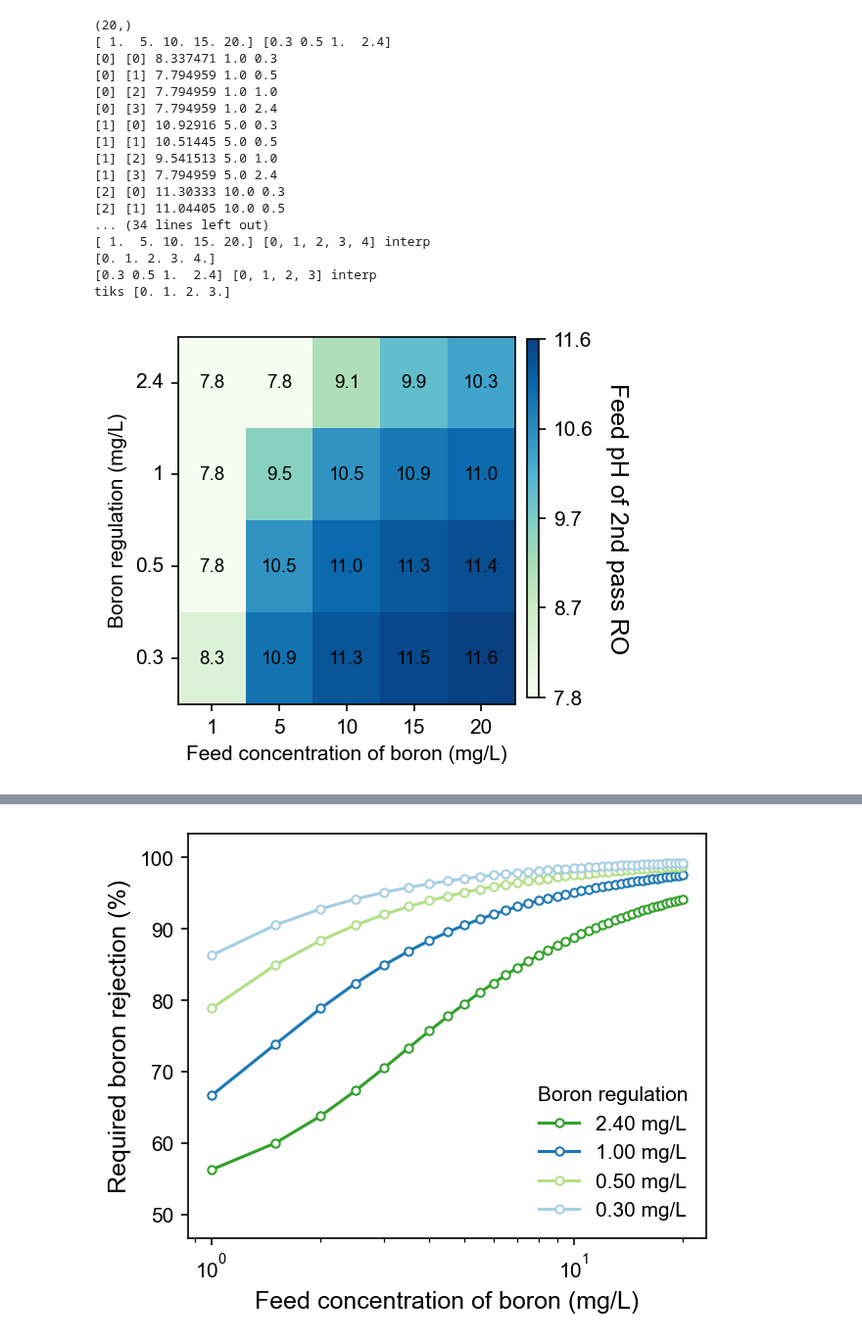
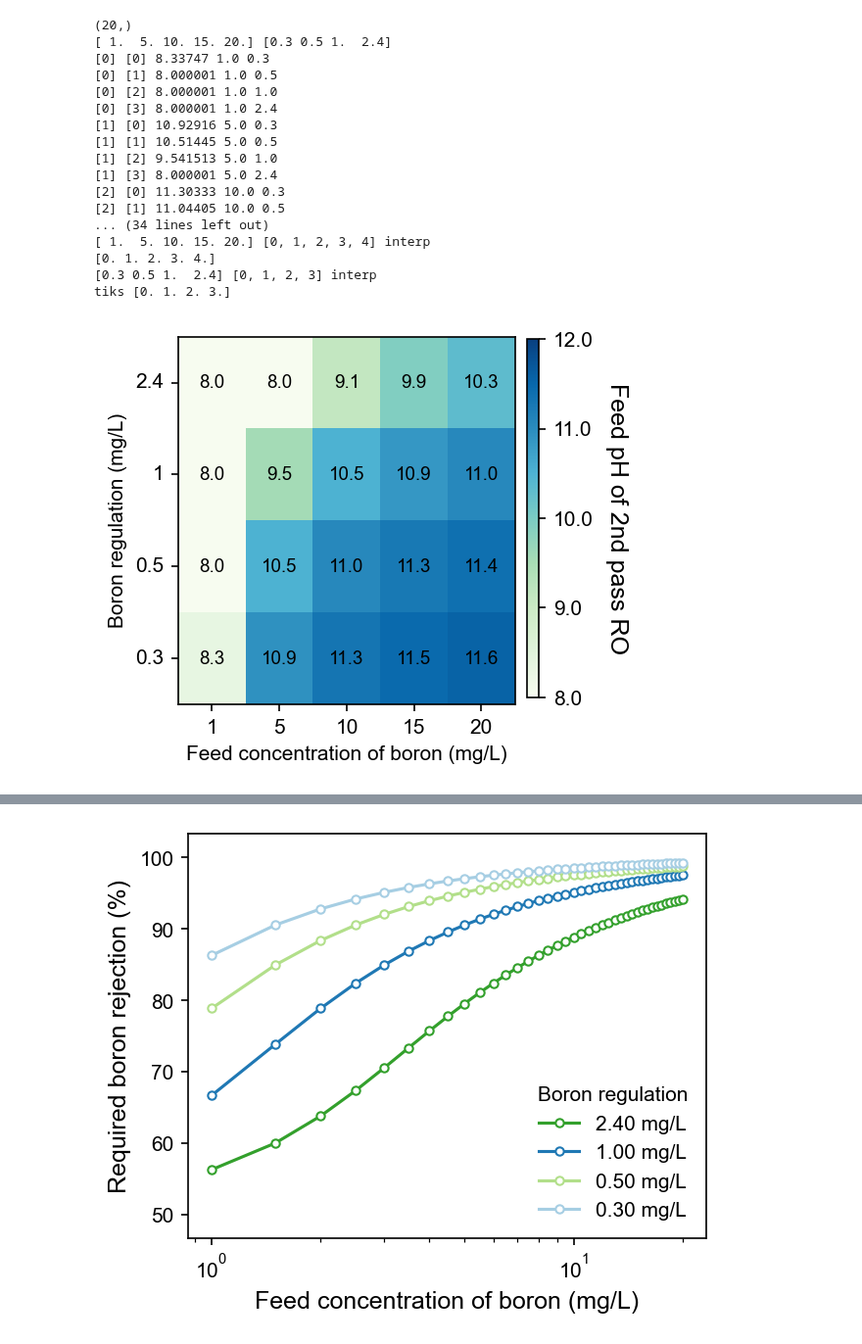
Before and after one commit to savannahsakhai/watertap, a Jupyter notebook: watertap/examples/flowsheets/boron_removal/sweep_plots.ipynb, the cells around one changed output, grey strips where cells are left out. Shown at 98% size. Cells and saved outputs as stored; diff of their text form; code cells hidden in the pictures.

```diff
--- a/watertap/examples/flowsheets/boron_removal/sweep_plots.ipynb
+++ b/watertap/examples/flowsheets/boron_removal/sweep_plots.ipynb
@@ -43,7 +43,7 @@ mid_light = color_list[2]
 mid_dark = color_list[1]
 dark = color_list[3]
 # %%
-data = pd.read_csv(r'C:\Users\sss0031\Documents\GitHub\watertap\interpolated_sensitivity_full_flowsheet_bwro_map1.csv')
+data = pd.read_csv(r'C:\Users\sss0031\Documents\GitHub\watertap\sensitivity_full_flowsheet_bwro_map_1D1.csv')
 data = data[data["# boron_feed"] < 25/1000]
 # boron_feed,boron_limit,LCOW,SEC,Recovery,RO1_Boron_rej,RO1_Feed_pH,HCl dose,RO2_Boron_rej,RO2_Feed_pH,NaOH dose,Mem Area RO1,Mem Area RO2,P1,P2
 # %%
@@ -99,8 +99,8 @@ tiks [0. 1. 2. 3.]
 figure = figureGenerator()
 figure.init_figure()
 figure.colorMaps["color_map"] = cm.get_cmap("GnBu")
-vmin = min(data["RO2_Feed_pH"])
-vmax = max(data["RO2_Feed_pH"])
+vmin = 8
+vmax = 12
 figure.plot_map(
     xdata=data['# boron_feed']*1000,
     ydata=data["boron_limit"]*1000,
@@ -112,36 +112,36 @@ figure.plot_map(
     build_map=True,
     vmin=vmin,
     vmax=vmax,
     )
 zticks = np.linspace(vmin,vmax,5)
 figure.add_colorbar(zticks=zticks, zformat=1, zlabel="Feed pH of 2nd pass RO")
 xticks = [1, 5, 10, 15, 20]
 yticks = [0.3, 0.5, 1, 2.4]
 
 figure.set_axis_ticklabels(
     xticklabels=xticks,
     yticklabels=yticks,
     xlabel="Feed concentration of boron (mg/L)",
     ylabel="Boron regulation (mg/L)",
 )
 
 plt.savefig("RO2_pH_BWRO2_map", dpi=600, bbox_inches='tight')
 # %% [output]
 (20,)
 [ 1.  5. 10. 15. 20.] [0.3 0.5 1.  2.4]
-[0] [0] 8.337471 1.0 0.3
-[0] [1] 7.794959 1.0 0.5
-[0] [2] 7.794959 1.0 1.0
-[0] [3] 7.794959 1.0 2.4
+[0] [0] 8.33747 1.0 0.3
+[0] [1] 8.000001 1.0 0.5
+[0] [2] 8.000001 1.0 1.0
+[0] [3] 8.000001 1.0 2.4
 [1] [0] 10.92916 5.0 0.3
 [1] [1] 10.51445 5.0 0.5
 [1] [2] 9.541513 5.0 1.0
-[1] [3] 7.794959 5.0 2.4
+[1] [3] 8.000001 5.0 2.4
 [2] [0] 11.30333 10.0 0.3
 [2] [1] 11.04405 10.0 0.5
 ... (34 lines left out)
 [ 1.  5. 10. 15. 20.] [0, 1, 2, 3, 4] interp
 [0. 1. 2. 3. 4.]
 [0.3 0.5 1.  2.4] [0, 1, 2, 3] interp
 tiks [0. 1. 2. 3.]
-[figure, old version]
+[figure, new version]
```
Also changed, not shown: parts of 9 cells of this notebook, 35 other files.
